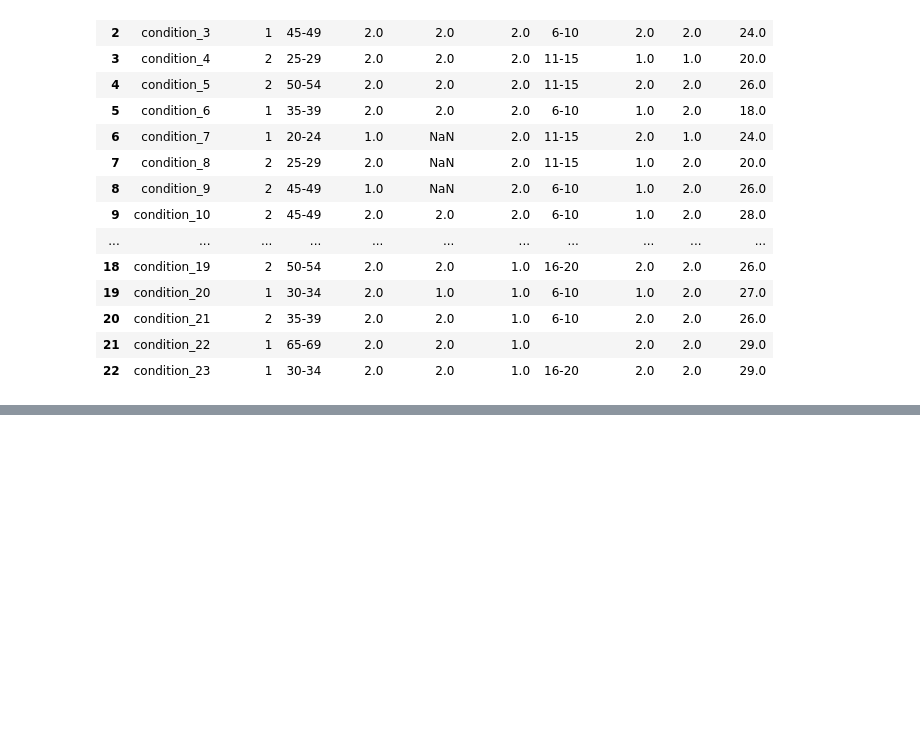
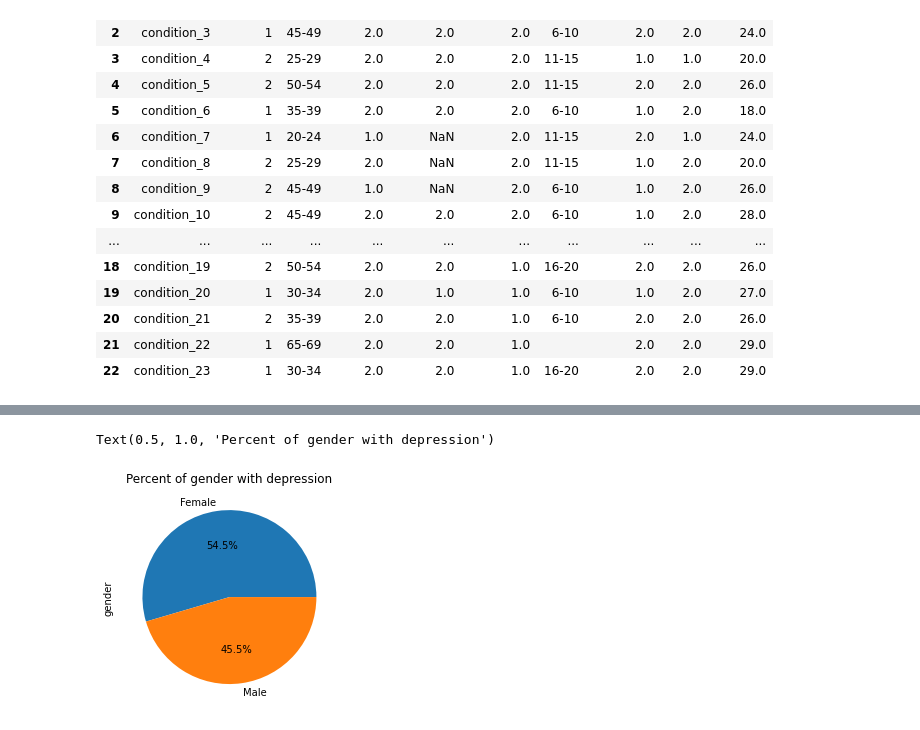
Before and after one commit to 04kyeong/AI4ALL_ApplyAI_Team18, a Jupyter notebook: AI18.ipynb, the cells around one changed output, grey strips where cells are left out. Drawn from its saved outputs; the diff is of its cells as text; code cells hidden in the pictures; blank space fills up the shorter version.

```diff
--- a/AI18.ipynb
+++ b/AI18.ipynb
@@ -145,3 +138,7 @@ df.drop(labels=range(23, 55), axis=0)
 | 20 | condition_21 | 2 | 35-39 | 2.0 | 2.0 | 1.0 | 6-10 | 2.0 | 2.0 | 26.0 |
 | 21 | condition_22 | 1 | 65-69 | 2.0 | 2.0 | 1.0 |  | 2.0 | 2.0 | 29.0 |
 | 22 | condition_23 | 1 | 30-34 | 2.0 | 2.0 | 1.0 | 16-20 | 2.0 | 2.0 | 29.0 |
+# %%
+# Change 'gender' from integer to object
+df['gender'] = df['gender'].replace({1 : 'Female'})
+df['gender'] = df['gender'].replace({2 : 'Male'})
@@ -147,0 +154,7 @@ df.drop(labels=range(23, 55), axis=0)
+# %%
+Gender = df['gender']
+Gender.value_counts().plot(kind='pie', autopct='%1.1f%%')
+plt.title('Percent of gender with depression')
+# %% [output]
+Text(0.5, 1.0, 'Percent of gender with depression')
+[figure, added]
```
Also changed, not shown: parts of 16 cells of this notebook.
